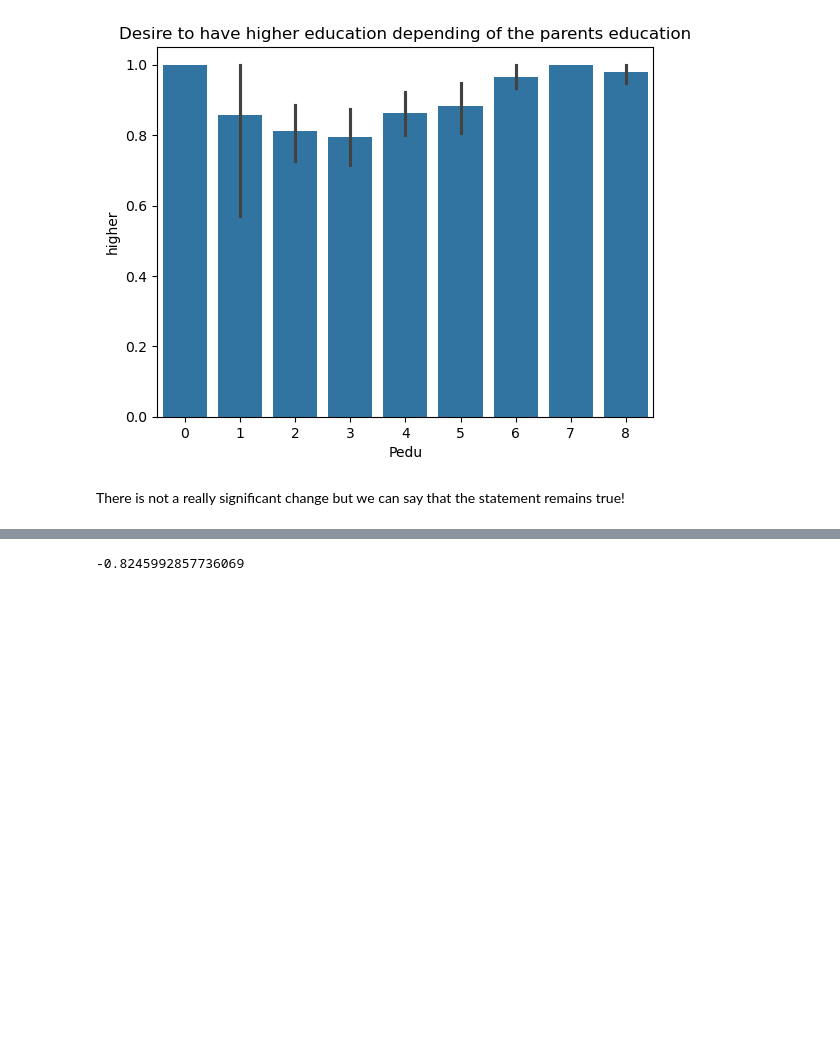
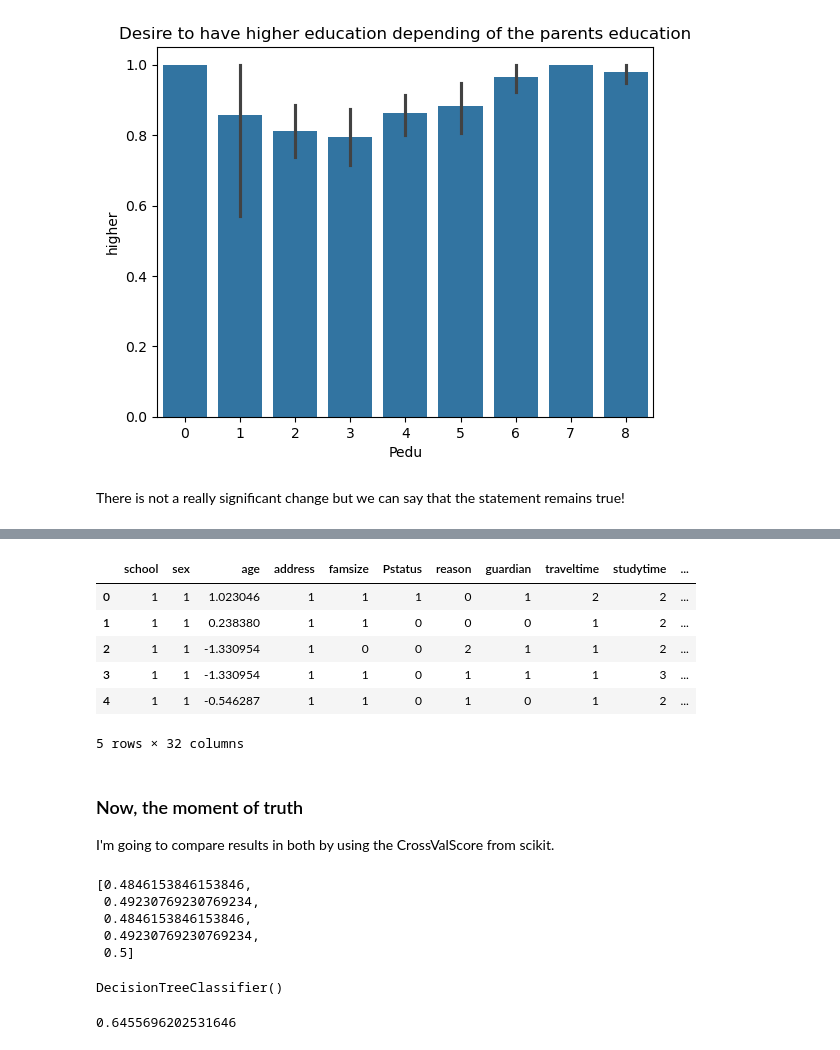
Before and after one commit to RafaelTakata0105/proyect-data-analysis, a Jupyter notebook: notebooks/proyect.ipynb, the cells around one changed output, grey strips where cells are left out. Drawn from its saved outputs; the diff is of its cells as text; code cells hidden in the pictures; blank space fills up the shorter version.

```diff
--- a/notebooks/proyect.ipynb
+++ b/notebooks/proyect.ipynb
@@ -405,0 +431,3 @@ ln.score(x_test, y_test)
+# %%
+math_df = pd.read_csv('../data/raw/student-mat.csv')
+math_df.head()
@@ -405,0 +442,30 @@ ln.score(x_test, y_test)
+# %%
+#Fortunately we made some functions so now it's the time to use them.
+yn_var_replace(math_df, yn_var)
+bool_var_replace(math_df, bool_var)
+math_df = pd.get_dummies(math_df, columns = ['Mjob', 'Fjob'])
+math_df['health_status'] = math_df['health']
+concatenate_one_hot(math_df, job_values)
+# %%
+# And now the rest
+math_df['reason'] = labelencoder.fit_transform(math_df['reason'])
+math_df['guardian'] = labelencoder.fit_transform(math_df['guardian'])
+math_df['Pedu'] = math_df['Fedu'] + math_df['Medu']
+math_df['alcohol'] = math_df['Dalc'] + math_df['Walc']
+math_df['Grade'] = math_df['G1'] + math_df['G2'] + math_df['G3']
+math_df = math_df.drop(columns= ['Fedu', 'Medu', 'Dalc', 'Walc', 'G1', 'G2', 'G3'], axis = 'columns')
+math_df['Grade'] = pd.cut(math_df['Grade'], bins=[-float('inf'), threshold, float('inf')], labels=[0, 1], right=False)
+math_df['age'] = sts.fit_transform(math_df['age'].values.reshape(-1, 1))
+math_df.head()
+# %% [output]
+|  | school | sex | age | address | famsize | Pstatus | reason | guardian | traveltime | studytime | ... |
+| 0 | 1 | 1 | 1.023046 | 1 | 1 | 1 | 0 | 1 | 2 | 2 | ... |
+| 1 | 1 | 1 | 0.238380 | 1 | 1 | 0 | 0 | 0 | 1 | 2 | ... |
+| 2 | 1 | 1 | -1.330954 | 1 | 0 | 0 | 2 | 1 | 1 | 2 | ... |
+| 3 | 1 | 1 | -1.330954 | 1 | 1 | 0 | 1 | 1 | 1 | 3 | ... |
+| 4 | 1 | 1 | -0.546287 | 1 | 1 | 0 | 1 | 0 | 1 | 2 | ... |
+5 rows × 32 columns
+# %% [markdown]
+### Now, the moment of truth
+
+I'm going to compare results in both by using the CrossValScore from scikit.
@@ -406,6 +476,21 @@ ln.score(x_test, y_test)
 # %%
-tree = DecisionTreeRegressor()
-tree.fit(x_train, y_train)
-tree.score(x_test, y_test)
+por_score = []
+for i in range(5):
+    tree.fit(x_train, y_train)
+    pscore = tree.score(x_test, y_test)
+    por_score.append(pscore)
+por_score
 # %% [output]
--0.8245992857736069
+[0.4846153846153846,
+ 0.49230769230769234,
+ 0.4846153846153846,
+ 0.49230769230769234,
+ 0.5]
+# %%
+tree.fit(X, y) #The original parameters from the portuguese dataset
+# %% [output]
+DecisionTreeClassifier()
+# %%
+tree.score(x_math, y_math)
+# %% [output]
+0.6455696202531646
```
Also changed, not shown: parts of 19 cells of this notebook.
